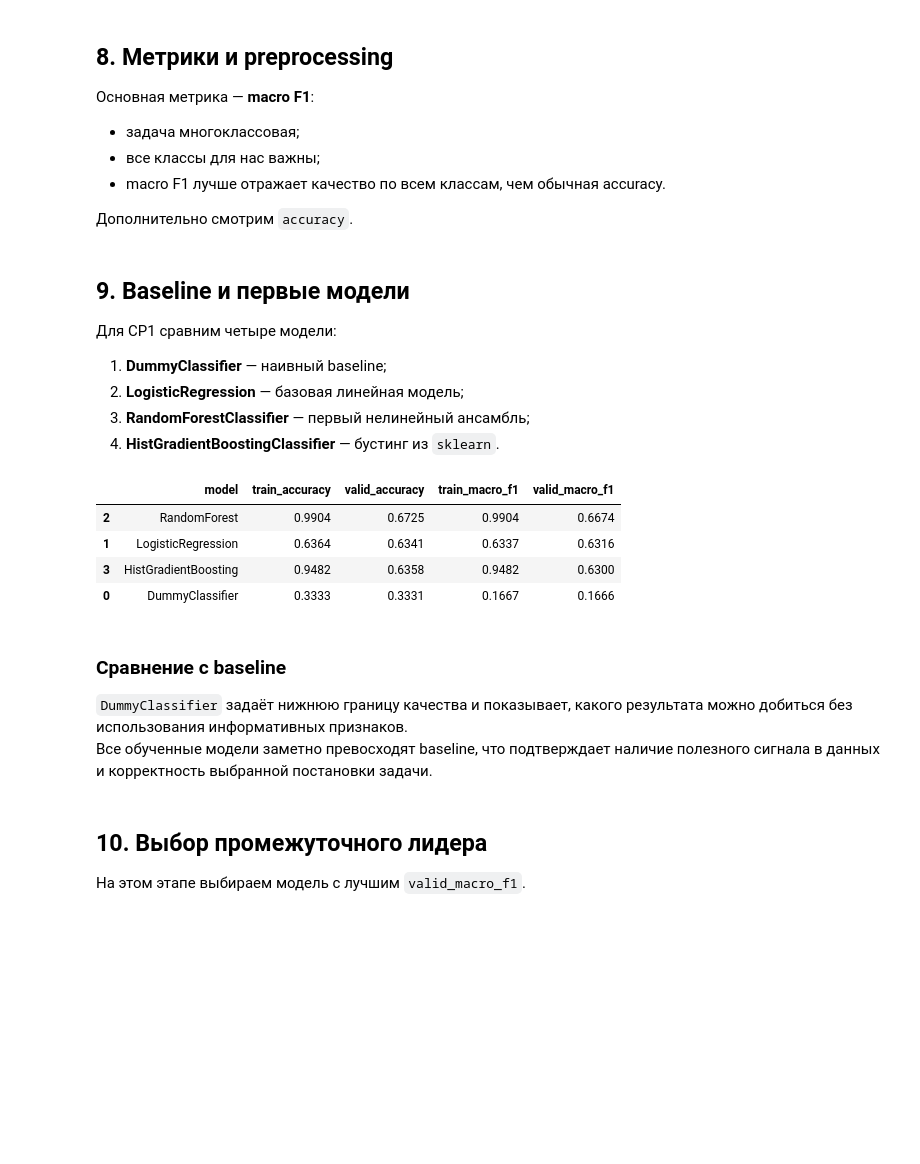
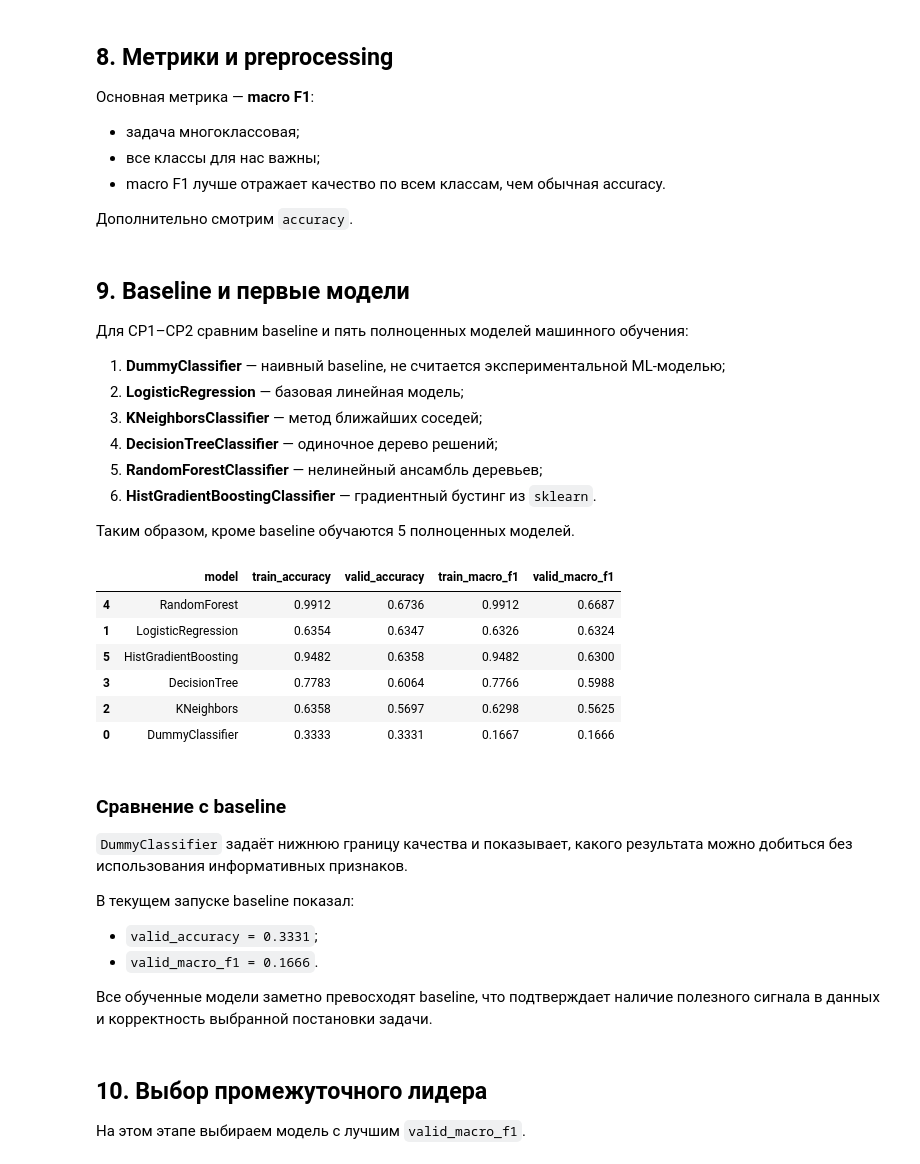
Before and after one commit to hsemlcourse/hseml-group-project-ashliq, a Jupyter notebook: notebooks/cp1.ipynb, the cells around one changed output. Cells and saved outputs as stored; diff of their text form; code cells hidden in the pictures; blank space fills up the shorter version.

```diff
--- a/notebooks/cp1.ipynb
+++ b/notebooks/cp1.ipynb
@@ -66,5 +113,19 @@ pd.set_option("display.max_columns", 100)
 # %%
-DATA_PATH = Path("MOVIES.csv")
+candidate_data_paths = [
+    Path("MOVIES.csv"),
+    Path("data/raw/MOVIES.csv"),
+    Path("../data/raw/MOVIES.csv"),
+    Path("notebooks/MOVIES.csv"),
+]
+
+DATA_PATH = next((path for path in candidate_data_paths if path.exists()), None)
+if DATA_PATH is None:
+    raise FileNotFoundError(
+        "Не найден MOVIES.csv. Положите файл в data/raw/MOVIES.csv, "
+        "в корень проекта или рядом с notebook."
+    )
+
+print("Используем файл данных:", DATA_PATH)
 df = pd.read_csv(DATA_PATH)
 
 print("Форма датасета:", df.shape)
@@ -296,0 +366,13 @@ display(work_df.head())
+# %%
+numeric_outlier_cols = [
+    "budget",
+    "popularity",
+    "vote_count",
+    "runtime"
+]
+
+for col in numeric_outlier_cols:
+    upper = work_df[col].quantile(0.99)
+    work_df[col] = work_df[col].clip(upper=upper)
+
+work_df[numeric_outlier_cols].describe()
@@ -518,11 +610,15 @@ def evaluate_model(name, model, X_train, y_train, X_valid, y_valid):
 # %% [markdown]
 ## 9. Baseline и первые модели
 
-Для CP1 сравним четыре модели:
-1. **DummyClassifier** — наивный baseline;
+Для CP1–CP2 сравним baseline и пять полноценных моделей машинного обучения:
+1. **DummyClassifier** — наивный baseline, не считается экспериментальной ML-моделью;
 2. **LogisticRegression** — базовая линейная модель;
-3. **RandomForestClassifier** — первый нелинейный ансамбль;
-4. **HistGradientBoostingClassifier** — бустинг из `sklearn`.
+3. **KNeighborsClassifier** — метод ближайших соседей;
+4. **DecisionTreeClassifier** — одиночное дерево решений;
+5. **RandomForestClassifier** — нелинейный ансамбль деревьев;
+6. **HistGradientBoostingClassifier** — градиентный бустинг из `sklearn`.
+
+Таким образом, кроме baseline обучаются 5 полноценных моделей.
 # %%
 dummy_pipe = Pipeline(steps=[
     ("preprocessor", preprocessor_tree),
@@ -557,31 +653,53 @@ hgb_pipe = Pipeline(steps=[
         max_depth=8
     ))
 ])
+
+knn_pipe = Pipeline(steps=[
+    ("preprocessor", preprocessor_linear),
+    ("model", KNeighborsClassifier(n_neighbors=15))
+])
+
+dt_pipe = Pipeline(steps=[
+    ("preprocessor", preprocessor_tree),
+    ("model", DecisionTreeClassifier(
+        max_depth=10,
+        random_state=RANDOM_STATE
+    ))
+])
 # %%
 results = []
 
 for name, model in [
     ("DummyClassifier", dummy_pipe),
     ("LogisticRegression", logreg_pipe),
+    ("KNeighbors", knn_pipe),
+    ("DecisionTree", dt_pipe),
     ("RandomForest", rf_pipe),
     ("HistGradientBoosting", hgb_pipe),
 ]:
     results.append(
         evaluate_model(name, model, X_train, y_train, X_valid, y_valid)
     )
 
 results_df = pd.DataFrame(results).sort_values("valid_macro_f1", ascending=False)
 display(results_df)
 # %% [output]
 |  | model | train_accuracy | valid_accuracy | train_macro_f1 | valid_macro_f1 |
-| 2 | RandomForest | 0.9904 | 0.6725 | 0.9904 | 0.6674 |
-| 1 | LogisticRegression | 0.6364 | 0.6341 | 0.6337 | 0.6316 |
-| 3 | HistGradientBoosting | 0.9482 | 0.6358 | 0.9482 | 0.6300 |
+| 4 | RandomForest | 0.9912 | 0.6736 | 0.9912 | 0.6687 |
+| 1 | LogisticRegression | 0.6354 | 0.6347 | 0.6326 | 0.6324 |
+| 5 | HistGradientBoosting | 0.9482 | 0.6358 | 0.9482 | 0.6300 |
+| 3 | DecisionTree | 0.7783 | 0.6064 | 0.7766 | 0.5988 |
+| 2 | KNeighbors | 0.6358 | 0.5697 | 0.6298 | 0.5625 |
 | 0 | DummyClassifier | 0.3333 | 0.3331 | 0.1667 | 0.1666 |
 # %% [markdown]
 ### Сравнение с baseline
 
 `DummyClassifier` задаёт нижнюю границу качества и показывает, какого результата можно добиться без использования информативных признаков.
+
+В текущем запуске baseline показал:
+- `valid_accuracy = 0.3331`;
+- `valid_macro_f1 = 0.1666`.
+
 Все обученные модели заметно превосходят baseline, что подтверждает наличие полезного сигнала в данных и корректность выбранной постановки задачи.
 # %% [markdown]
 ## 10. Выбор промежуточного лидера
```
Also changed, not shown: parts of 19 cells of this notebook, 20 other files.
